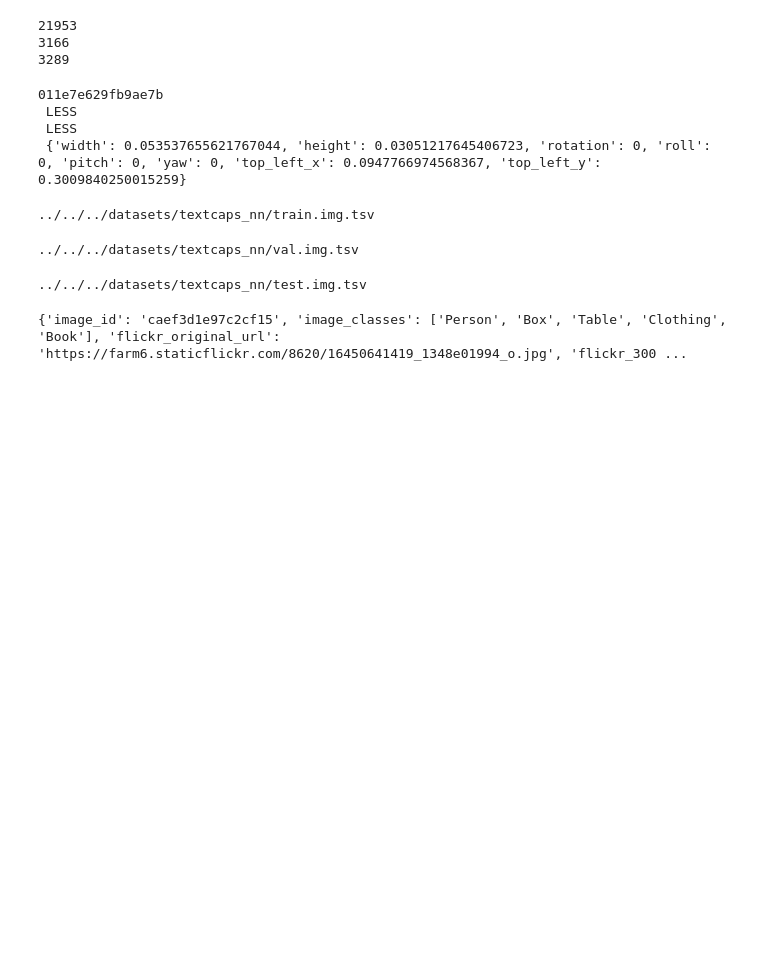
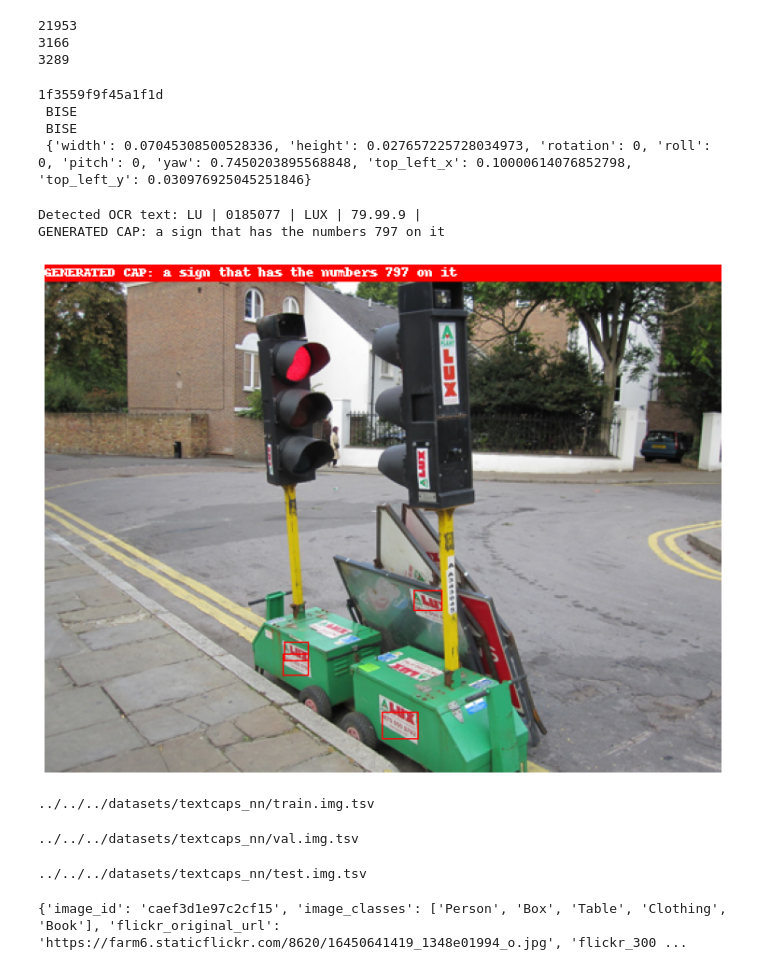
Before and after one commit to stopmosk/gikit-image-caption, a Jupyter notebook: scene_graph_benchmark/tools/mini_tsv/tsv_gen.ipynb, the cells around one changed output. Drawn from its saved outputs; the diff is of its cells as text; code cells hidden in the pictures; blank space fills up the shorter version.

```diff
--- a/scene_graph_benchmark/tools/mini_tsv/tsv_gen.ipynb
+++ b/scene_graph_benchmark/tools/mini_tsv/tsv_gen.ipynb
@@ -95,5 +107,5 @@ for split in ['train', 'val']:
 # %%
-sample_img = ocr_rosetta_json['train']['data'][0]
+sample_img = ocr_rosetta_json['val']['data'][2]
 print(
     sample_img['image_id'], '\n',
     sample_img['ocr_tokens'][0], '\n',
@@ -102,7 +114,7 @@ print(
     # sample_img['ocr_tokens'][1], '\n',
 )
 # %% [output]
-011e7e629fb9ae7b
- LESS
- LESS
- {'width': 0.053537655621767044, 'height': 0.03051217645406723, 'rotation': 0, 'roll': 0, 'pitch': 0, 'yaw': 0, 'top_left_x': 0.0947766974568367, 'top_left_y': 0.3009840250015259}
+1f3559f9f45a1f1d
+ BISE
+ BISE
+ {'width': 0.07045308500528336, 'height': 0.027657225728034973, 'rotation': 0, 'roll': 0, 'pitch': 0, 'yaw': 0.7450203895568848, 'top_left_x': 0.10000614076852798, 'top_left_y': 0.030976925045251846}
@@ -109,3 +129,49 @@ print(
+# %%
+sample_img = ocr_rosetta_json['val']['data'][500]  # 4 18 19 22 40 42 45 55
+# print(sample_img['image_id'])
+
+im_filename = os.path.join(orig_root, 'train_images', sample_img['image_id'] + '.jpg')
+im = Image.open(im_filename)
+im = im.resize((im.width//2, im.height//2))
+
+plt.figure(figsize=(16,10))
+draw = ImageDraw.Draw(im)
+
+print('Detected OCR text: ', end='')
+for block in sample_img['ocr_info']:
+    bbox = block['bounding_box']
+    text = block['word']
+    print(text, end=' | ')
+    x1, y1 = bbox['top_left_x'], bbox['top_left_y']
+    w, h = bbox['width'], bbox['height']
+    x2 = x1 + w
+    y2 = y1 + h
+    x1, x2 = x1 * im.width, x2 * im.width
+    y1, y2 = y1 * im.height, y2 * im.height
+    w, h = w * im.width, h * im.height
+    draw.rectangle((x1, y1, x2, y2), outline=255)
+
+text_cap = f"GENERATED CAP: {res_dict[sample_img['image_id']]}"
+print('\n' + text_cap)
+
+max_str_len = im.width // 6  # max string length in letters
+strings_num = len(text_cap) // max_str_len + 1
+
+b_text = [0, 0, im.width, 12 * strings_num]
+draw.rectangle(b_text, fill=255)
+
+text_cap_chunks = [text_cap[seek: seek + max_str_len] for seek in range(0, len(text_cap), max_str_len)]
+for i, chunk in enumerate(text_cap_chunks):
+    draw.text((0, i * 12), chunk, stroke_width=40, stroke_fill=255)
+
+plt.axis('off')
+
+plt.imshow(im);
+# plt.savefig(sample_img['image_id'] + '.png', bbox_inches='tight')
+# %% [output]
+Detected OCR text: LU | 0185077 | LUX | 79.99.9 |
+GENERATED CAP: a sign that has the numbers 797 on it
+[figure, added]
 # %%
 ocr_rosetta_splits = {}
 for split in ['train', 'val']:
```
Also changed, not shown: parts of 4 cells of this notebook, 4 other files.
